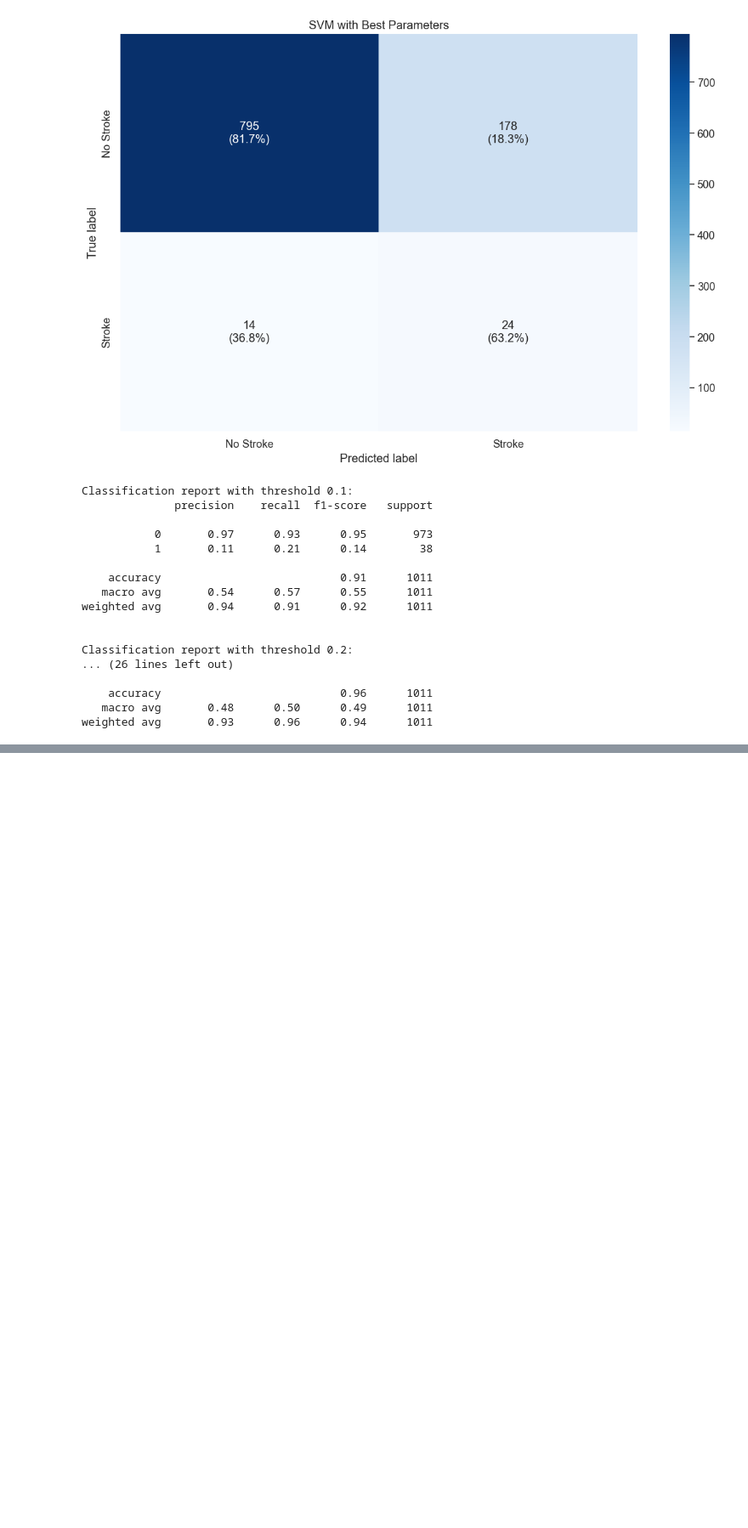
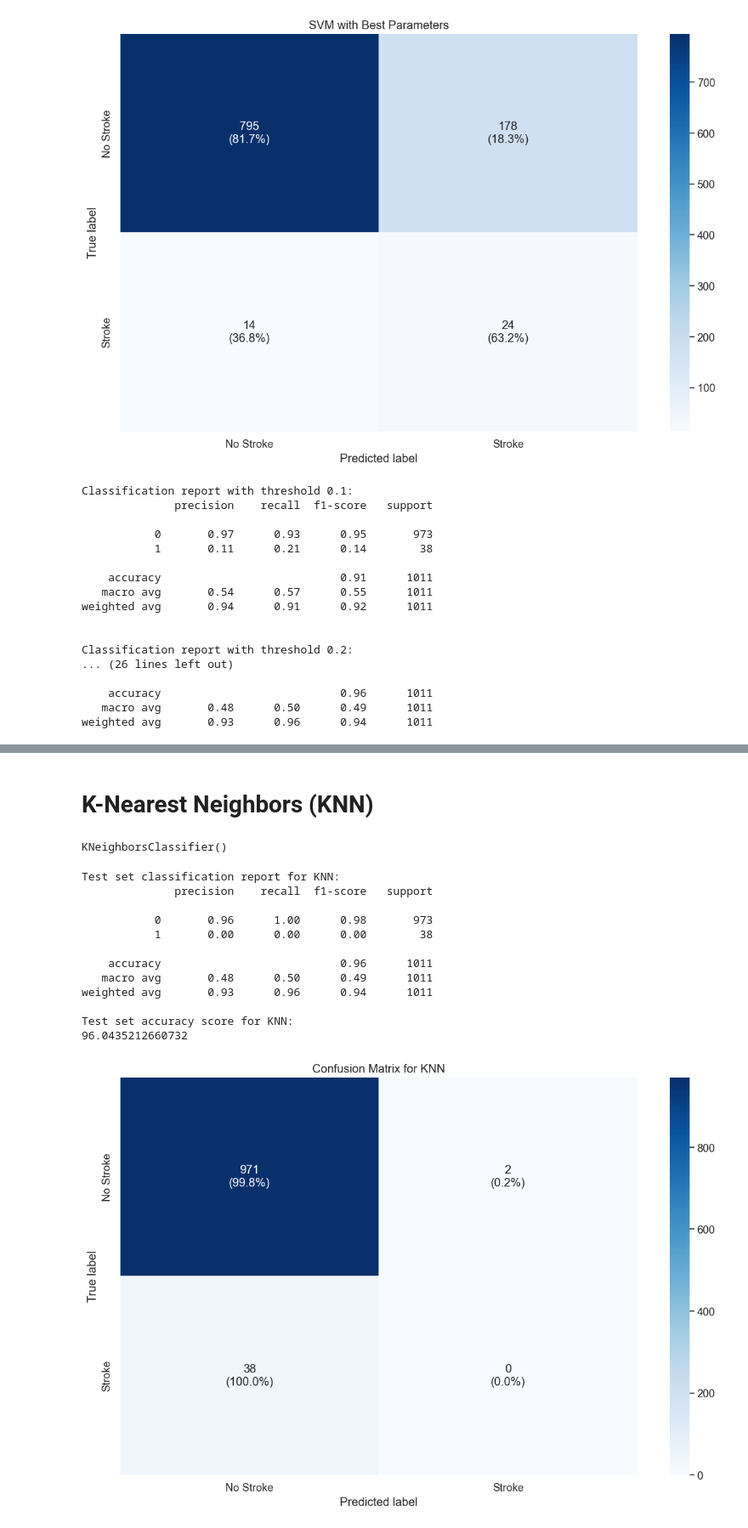
Before and after one commit to marwannour1/stroke_prediction, a Jupyter notebook: main.ipynb, the cells around one changed output, grey strips where cells are left out. Shown at 85% size. Saved outputs shown, nothing was run; the diff lists cells and outputs as text; code cells hidden in the pictures; blank space fills up the shorter version.

```diff
--- a/main.ipynb
+++ b/main.ipynb
@@ -1682,0 +1674,47 @@ plt.show()
+# %% [markdown]
+K-Nearest Neighbors (KNN)
+=========================
+# %%
+from sklearn.neighbors import KNeighborsClassifier
+classifier = KNeighborsClassifier(n_neighbors = 5, metric = 'minkowski', p = 2)
+classifier.fit(X_train_final, y_train)
+# %% [output]
+KNeighborsClassifier()
+# %%
+# Make predictions on the test set
+y_pred_test_knn = classifier.predict(X_test_final)
+# Evaluate the model
+print("Test set classification report for KNN:")
+print(classification_report(y_test, y_pred_test_knn))
+print("Test set accuracy score for KNN:")
+print(accuracy_score(y_test, y_pred_test_knn) * 100)
+# Plot confusion matrix for KNN model
+cm_knn = confusion_matrix(y_test, y_pred_test_knn)
+cm_percentage = cm_knn.astype('float') / cm_knn.sum(axis=1)[:, np.newaxis] * 100
+annotations = np.empty_like(cm_knn, dtype=object)
+for i in range(len(cm_knn)):
+    for j in range(len(cm_knn[i])):
+        annotations[i, j] = f"{cm_knn[i, j]}\n({cm_percentage[i, j]:.1f}%)"
+
+sns.heatmap(cm_knn, annot=annotations, fmt="", cmap=plt.cm.Blues,
+            xticklabels=['No Stroke', 'Stroke'],
+            yticklabels=['No Stroke', 'Stroke'])
+plt.title('Confusion Matrix for KNN')
+plt.xlabel('Predicted label')
+plt.ylabel('True label')
+plt.tight_layout()
+plt.show()
+# %% [output]
+Test set classification report for KNN:
+              precision    recall  f1-score   support
+
+           0       0.96      1.00      0.98       973
+           1       0.00      0.00      0.00        38
+
+    accuracy                           0.96      1011
+   macro avg       0.48      0.50      0.49      1011
+weighted avg       0.93      0.96      0.94      1011
+
+Test set accuracy score for KNN:
+96.0435212660732
+[figure, added]
```
Also changed, not shown: parts of 27 cells of this notebook, 3 other files.
